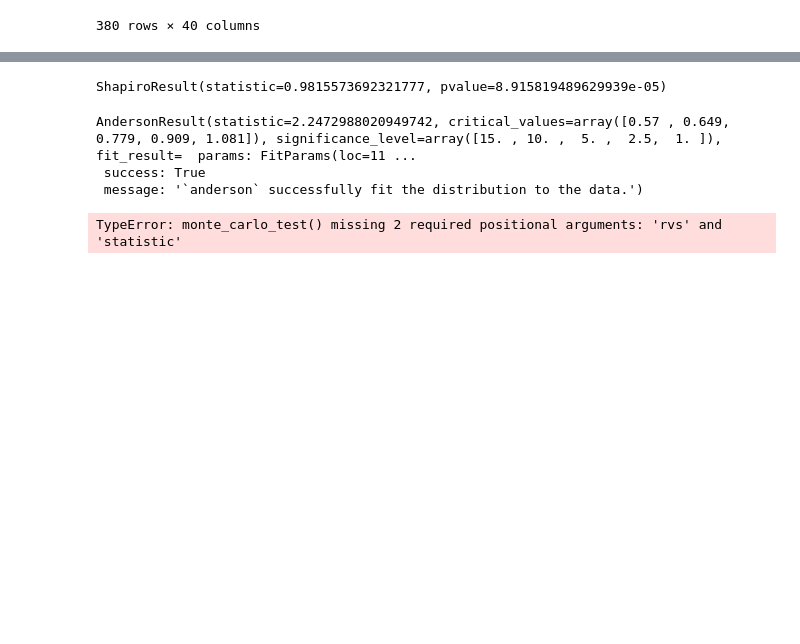
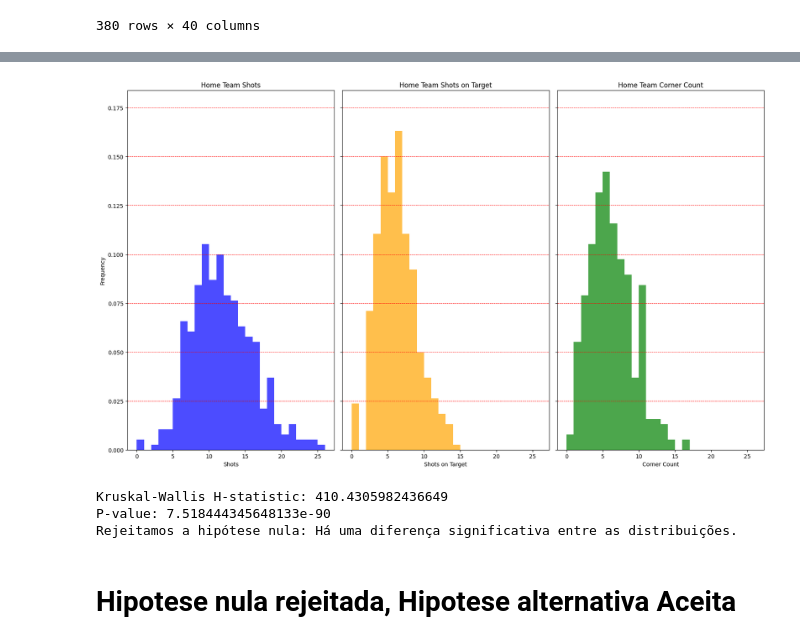
Before and after one commit to gabrielaragao01/Data-Science-Project, a Jupyter notebook: code/hipotesys_test/true_hypotesys_test.ipynb, the cells around one changed output, grey strips where cells are left out. Drawn from its saved outputs; the diff is of its cells as text; code cells hidden in the pictures; blank space fills up the shorter version.

```diff
--- a/code/hipotesys_test/true_hypotesys_test.ipynb
+++ b/code/hipotesys_test/true_hypotesys_test.ipynb
@@ -67,14 +42,62 @@ plt.show()
-# %%
-stats.shapiro(general_shots)
-# %% [output]
-ShapiroResult(statistic=0.9815573692321777, pvalue=8.915819489629939e-05)
-# %%
-stats.anderson(general_shots)
-# %% [output]
-AndersonResult(statistic=2.2472988020949742, critical_values=array([0.57 , 0.649, 0.779, 0.909, 1.081]), significance_level=array([15. , 10. ,  5. ,  2.5,  1. ]), fit_result=  params: FitParams(loc=11 ...
- success: True
- message: '`anderson` successfully fit the distribution to the data.')
-# %%
-stats.monte_carlo_test(general_shots)
-# %% [output]
-TypeError: monte_carlo_test() missing 2 required positional arguments: 'rvs' and 'statistic'
+# %%
+# Extração dos dados relevantes
+general_shots = matches_info_df['home_team_shots']
+shots_on_target = matches_info_df['home_team_shots_on_target_original']
+home_team_corner_count = matches_info_df['home_team_corner_count']
+
+# Criação dos plots
+fig, (ax1, ax2, ax3) = plt.subplots(1, 3, sharey=True, sharex=True, figsize=(17, 10))
+
+# Plot do histograma de general_shots
+ax1.hist(general_shots, bins=int(general_shots.max()), color='blue', alpha=0.7, density=True)
+ax1.set_title('Home Team Shots')
+ax1.set_xlabel('Shots')
+ax1.set_ylabel('Frequency')
+
+# Adição das linhas tracejadas verdes
+for y in [0.025, 0.050, 0.075, 0.1, 0.125, 0.15, 0.175]:
+    ax1.axhline(y=y, color='red', linestyle='--', linewidth=0.7)
+    ax2.axhline(y=y, color='red', linestyle='--', linewidth=0.7)
+    ax3.axhline(y=y, color='red', linestyle='--', linewidth=0.7)
+
+# Plot do histograma de shots_on_target
+ax2.hist(shots_on_target, bins=int(shots_on_target.max()), color='orange', alpha=0.7, density=True)
+ax2.set_title('Home Team Shots on Target')
+ax2.set_xlabel('Shots on Target')
+
+# Plot do histograma de home_team_corner_count
+ax3.hist(home_team_corner_count, bins=int(home_team_corner_count.max()), color='green', alpha=0.7, density=True)
+ax3.set_title('Home Team Corner Count')
+ax3.set_xlabel('Corner Count')
+
+# Ajuste do layout
+plt.tight_layout()
+plt.show()
+# %% [output]
+[figure, added]
+# %%
+from scipy.stats import kruskal
+
+# Extração dos dados relevantes
+general_shots = matches_info_df['home_team_shots']
+shots_on_target = matches_info_df['home_team_shots_on_target_original']
+home_team_corner_count = matches_info_df['home_team_corner_count']
+
+# Realizar o teste de Kruskal-Wallis
+statistic, p_value = kruskal(general_shots, shots_on_target, home_team_corner_count)
+
+# Exibir os resultados
+print(f"Kruskal-Wallis H-statistic: {statistic}")
+print(f"P-value: {p_value}")
+
+# Interpretação dos Resultados
+if p_value < 0.05:
+    print("Rejeitamos a hipótese nula: Há uma diferença significativa entre as distribuições.")
+else:
+    print("Não rejeitamos a hipótese nula: Não há uma diferença significativa entre as distribuições.")
+# %% [output]
+Kruskal-Wallis H-statistic: 410.4305982436649
+P-value: 7.518444345648133e-90
+Rejeitamos a hipótese nula: Há uma diferença significativa entre as distribuições.
+# %% [markdown]
+# Hipotese nula rejeitada, Hipotese alternativa Aceita
```
Also changed, not shown: parts of 7 cells of this notebook, 5 other files.
